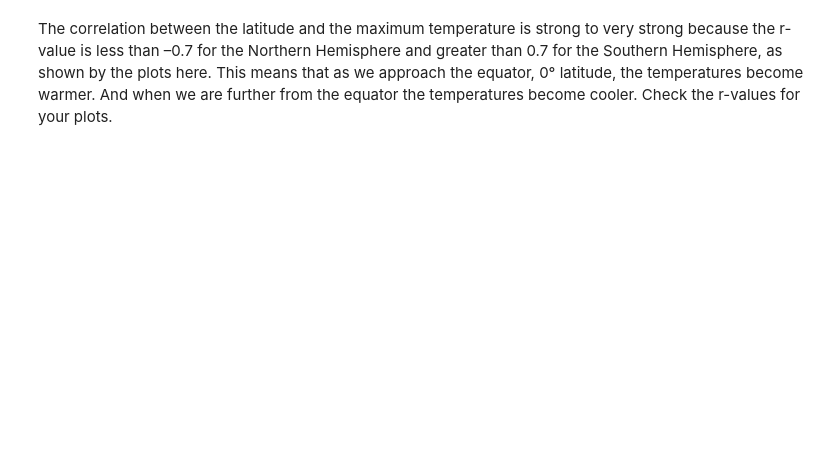
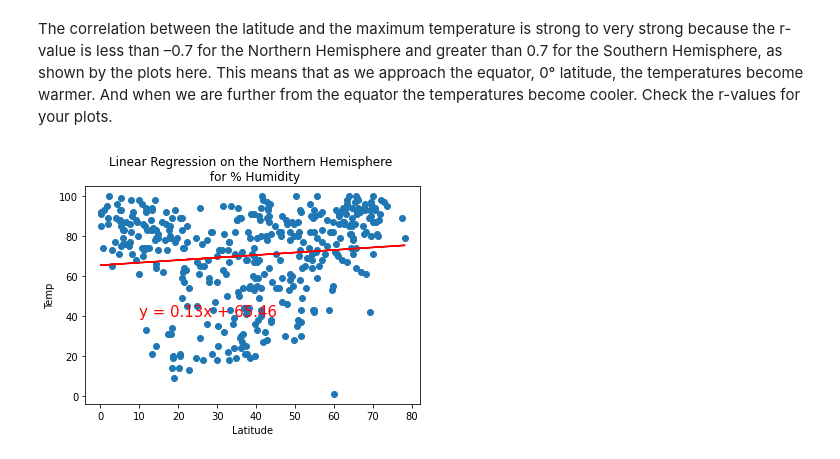
Before and after one commit to siddi582/WorldWeather, a Jupyter notebook: API_practice.ipynb, the cells around one changed output. Cells and saved outputs as stored; diff of their text form; code cells hidden in the pictures; blank space fills up the shorter version.

```diff
--- a/API_practice.ipynb
+++ b/API_practice.ipynb
@@ -377,11 +442,13 @@ The correlation between the latitude and the maximum temperature is strong to ve
 # %%
 #Perform Linear Regression on the Percent Humidity for the Northern Hemisphere
 x_values = Northern_hemi_df["Lat"]
 y_values = Northern_hemi_df["Humidity"]
 #Call the function
 plot_linear_regression(x_values, y_values,
                        'Linear Regression on the Northern Hemisphere \n for % Humidity',
-                       '%Humidity',(-40,15))
+                       '%Humidity',(-40,10))
+# %% [output]
+[figure, added]
 # %%
 # Linear regression on the Southern Hemisphere
 x_values = Southern_hemi_df["Lat"]
```
Also changed, not shown: parts of 26 cells of this notebook, 5 other files.
